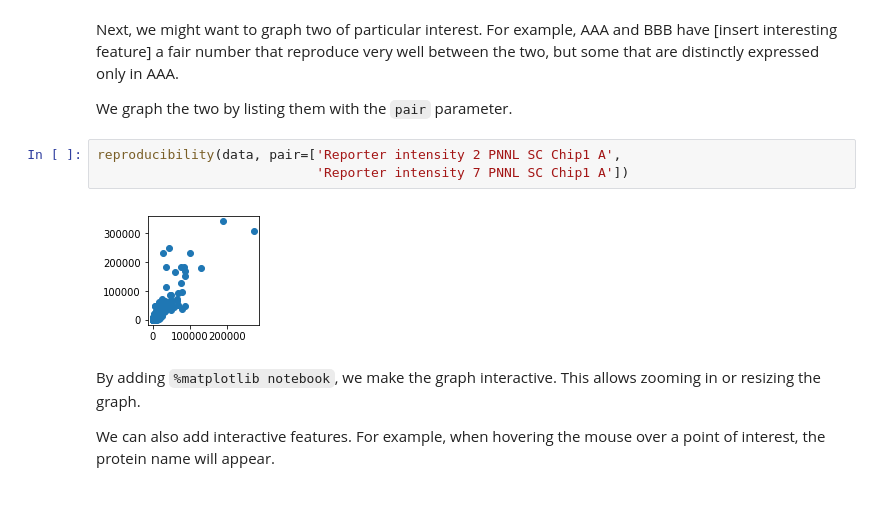
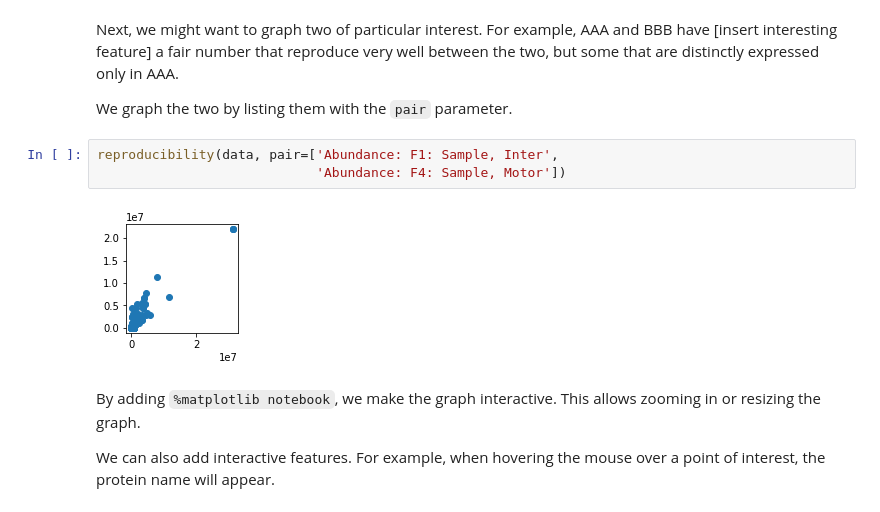
Before and after one commit to PayneLab/Neuro1, a Jupyter notebook: UseCase1_Reproducibility.ipynb, the cells around one changed output. Cells and saved outputs as stored; diff of their text form.

```diff
--- a/UseCase1_Reproducibility.ipynb
+++ b/UseCase1_Reproducibility.ipynb
@@ -28,11 +23,11 @@ reproducibility(data)
 Next, we might want to graph two of particular interest. For example, AAA and BBB have [insert interesting feature] a fair number that reproduce very well between the two, but some that are distinctly expressed only in AAA.
 
 We graph the two by listing them with the <code>pair</code> parameter.
-# %%
-reproducibility(data, pair=['Reporter intensity 2 PNNL SC Chip1 A',
-                            'Reporter intensity 7 PNNL SC Chip1 A'])
-# %% [output]
-[figure, removed]
+# %%
+reproducibility(data, pair=['Abundance: F1: Sample, Inter',
+                            'Abundance: F4: Sample, Motor'])
+# %% [output]
+[figure, added]
 # %% [markdown]
 By adding <code>%matplotlib notebook</code>, we make the graph interactive. This allows zooming in or resizing the graph.
 
```
Also changed, not shown: parts of 5 cells of this notebook, 3 other files.
